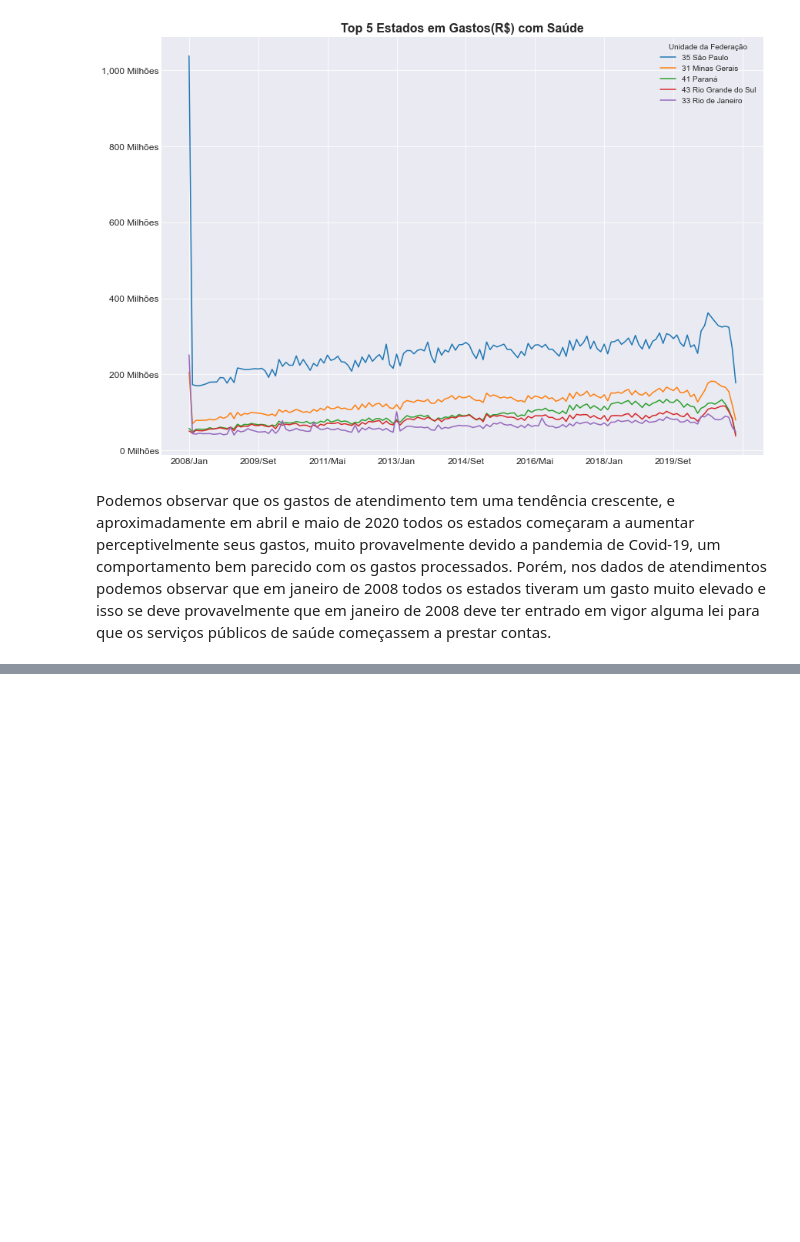
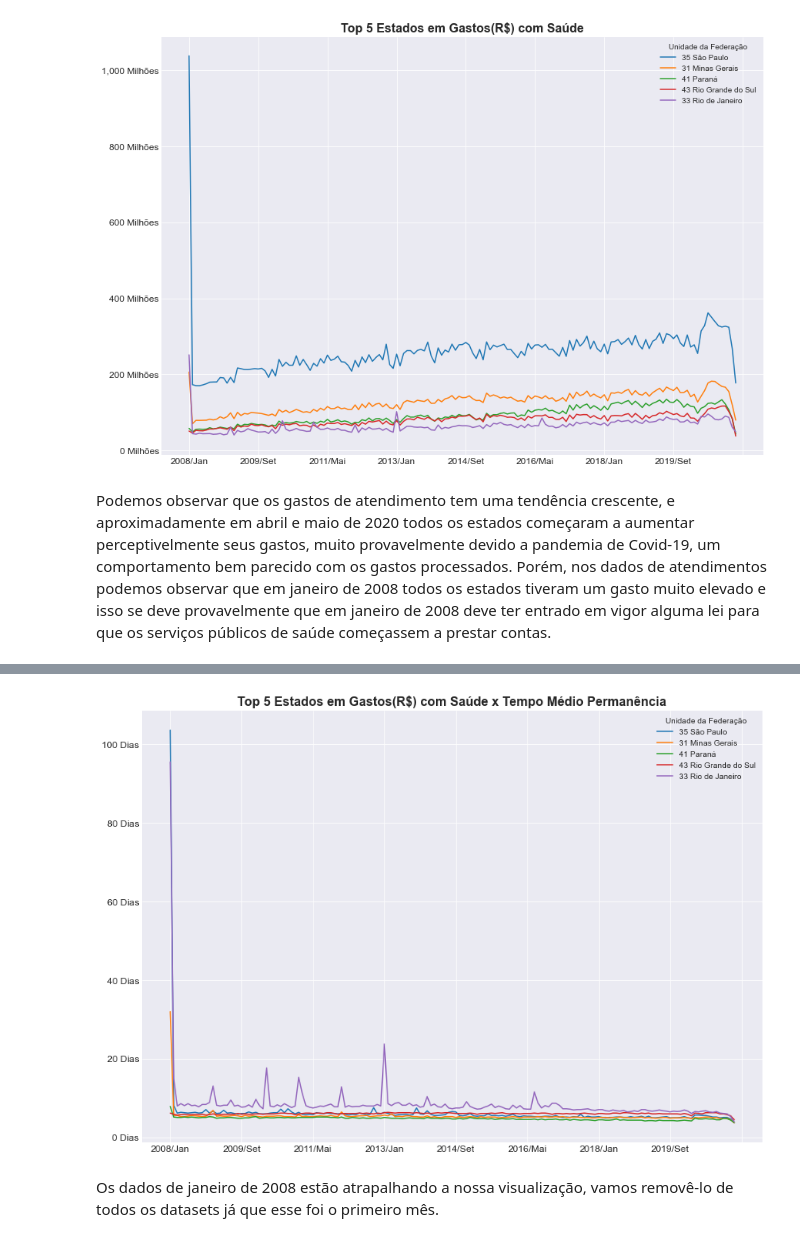
Before and after one commit to iplusl/Analise-gastos-publico-saude, a Jupyter notebook: notebooks/notebook.ipynb, the cells around one changed output, grey strips where cells are left out. Saved outputs shown, nothing was run; the diff lists cells and outputs as text; code cells hidden in the pictures; blank space fills up the shorter version.

```diff
--- a/notebooks/notebook.ipynb
+++ b/notebooks/notebook.ipynb
@@ -379,0 +454,17 @@ Podemos observar que os gastos de atendimento tem uma tendência crescente, e ap
+# %%
+top5_estados_permanencia = media_permanencia.T[dados[0:5].index.to_list()].T
+# %%
+ax = top5_estados_permanencia.T.plot(figsize=(14,10))
+
+ticks_loc = ax.get_yticks().tolist()
+ax.yaxis.set_major_locator(ticker.FixedLocator(ticks_loc))
+ax.set_yticklabels(['{:,.0f}'.format(x) + ' Dias' for x in ax.get_yticks()])
+ax.tick_params(axis = 'both', which = 'major', labelsize = 12)
+
+plt.title("Top 5 Estados em Gastos(R$) com Saúde x Tempo Médio Permanência", fontdict = {"fontsize":16, "fontweight":"bold"})
+plt.xlabel("")
+plt.show()
+# %% [output]
+[figure, added]
+# %% [markdown]
+Os dados de janeiro de 2008 estão atrapalhando a nossa visualização, vamos removê-lo de todos os datasets já que esse foi o primeiro mês.
```
Also changed, not shown: parts of 19 cells of this notebook, 1 other file.
